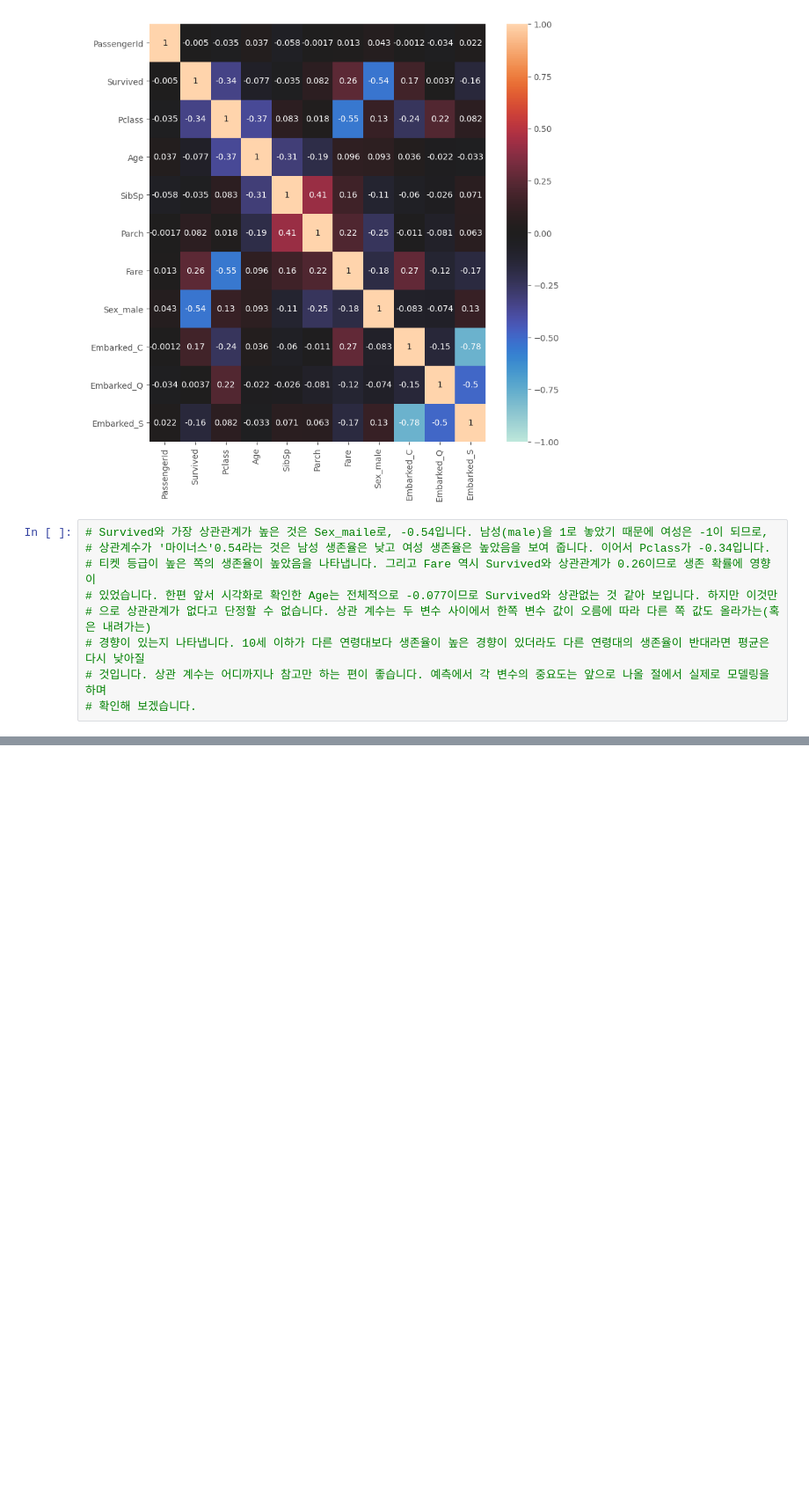
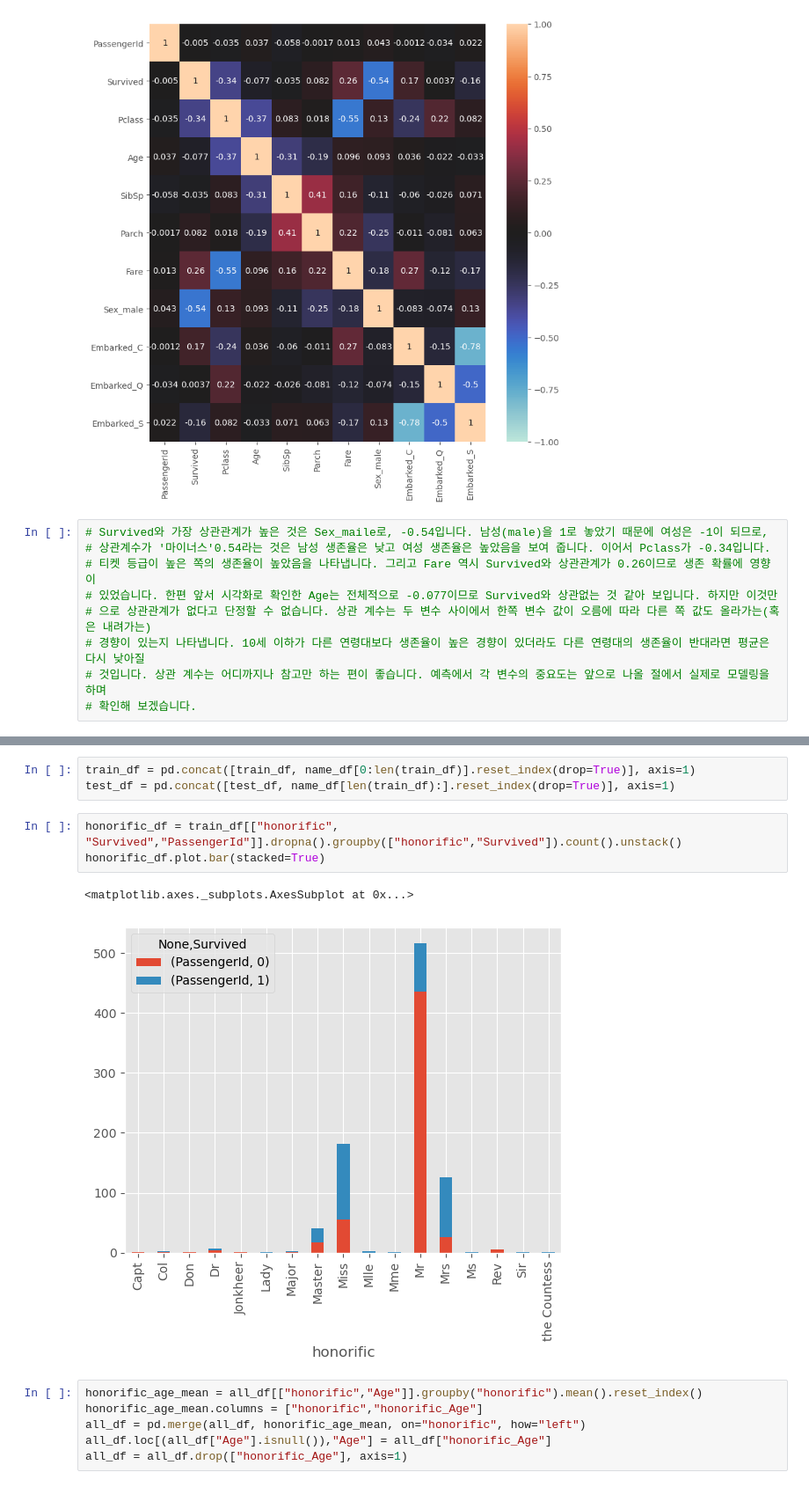
Before and after one commit to hesel79/AI, a Jupyter notebook: titanic.ipynb, the cells around one changed output, grey strips where cells are left out. Shown: that part at 88% size. Saved outputs shown, nothing was run; the diff lists cells and outputs as text; blank space fills up the shorter version.

```diff
--- a/titanic.ipynb
+++ b/titanic.ipynb
@@ -324,0 +474,15 @@ sns.heatmap(train_corr, vmax=1, vmin=-1, center=0, annot=True)
+# %%
+train_df = pd.concat([train_df, name_df[0:len(train_df)].reset_index(drop=True)], axis=1)
+test_df = pd.concat([test_df, name_df[len(train_df):].reset_index(drop=True)], axis=1)
+# %%
+honorific_df = train_df[["honorific", "Survived","PassengerId"]].dropna().groupby(["honorific","Survived"]).count().unstack()
+honorific_df.plot.bar(stacked=True)
+# %% [output]
+<matplotlib.axes._subplots.AxesSubplot at 0x...>
+[figure, added]
+# %%
+honorific_age_mean = all_df[["honorific","Age"]].groupby("honorific").mean().reset_index()
+honorific_age_mean.columns = ["honorific","honorific_Age"]
+all_df = pd.merge(all_df, honorific_age_mean, on="honorific", how="left")
+all_df.loc[(all_df["Age"].isnull()),"Age"] = all_df["honorific_Age"]
+all_df = all_df.drop(["honorific_Age"], axis=1)
```
Also changed, not shown: parts of 61 cells of this notebook.
